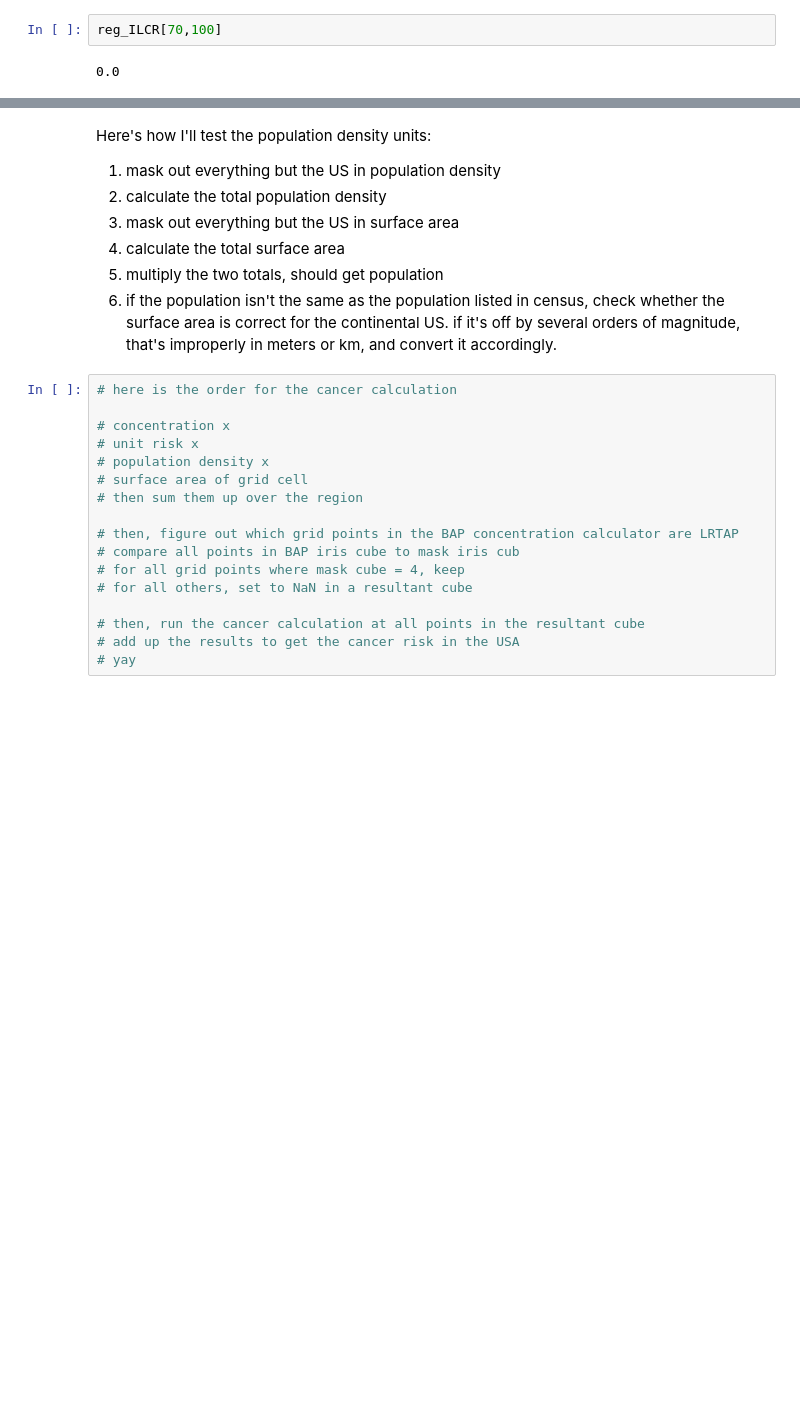
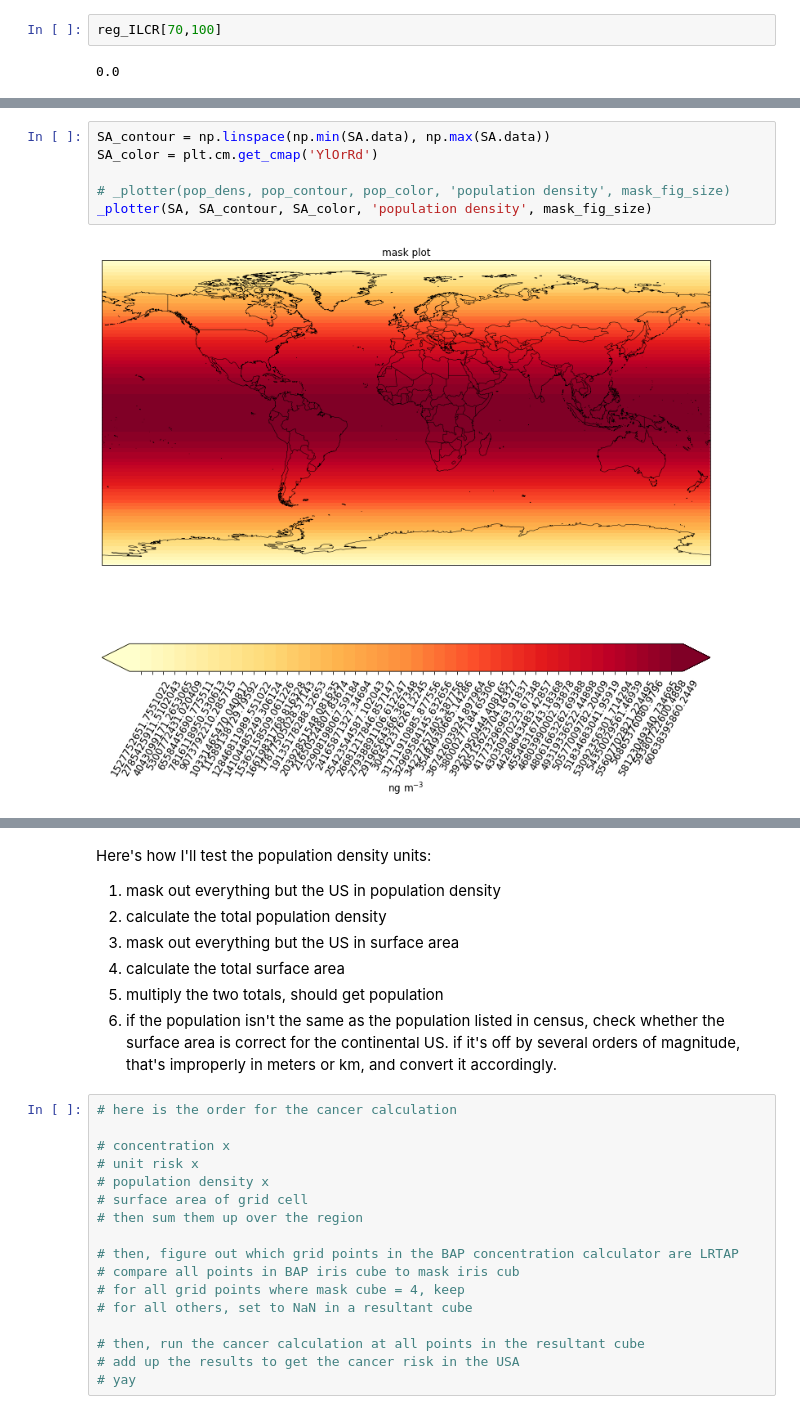
Before and after one commit to petridisha/arctic-PAHs, a Jupyter notebook: Arctic_PAHs_Analysis_SlowRxn.ipynb, the cells around one changed output, grey strips where cells are left out. Cells and saved outputs as stored; diff of their text form; blank space fills up the shorter version.

```diff
--- a/Arctic_PAHs_Analysis_SlowRxn.ipynb
+++ b/Arctic_PAHs_Analysis_SlowRxn.ipynb
@@ -472,0 +476,8 @@ masked
+# %%
+SA_contour = np.linspace(np.min(SA.data), np.max(SA.data))
+SA_color = plt.cm.get_cmap('YlOrRd')
+
+# _plotter(pop_dens, pop_contour, pop_color, 'population density', mask_fig_size)
+_plotter(SA, SA_contour, SA_color, 'population density', mask_fig_size)
+# %% [output]
+[figure, added]
```
Also changed, not shown: parts of 10 cells of this notebook.
